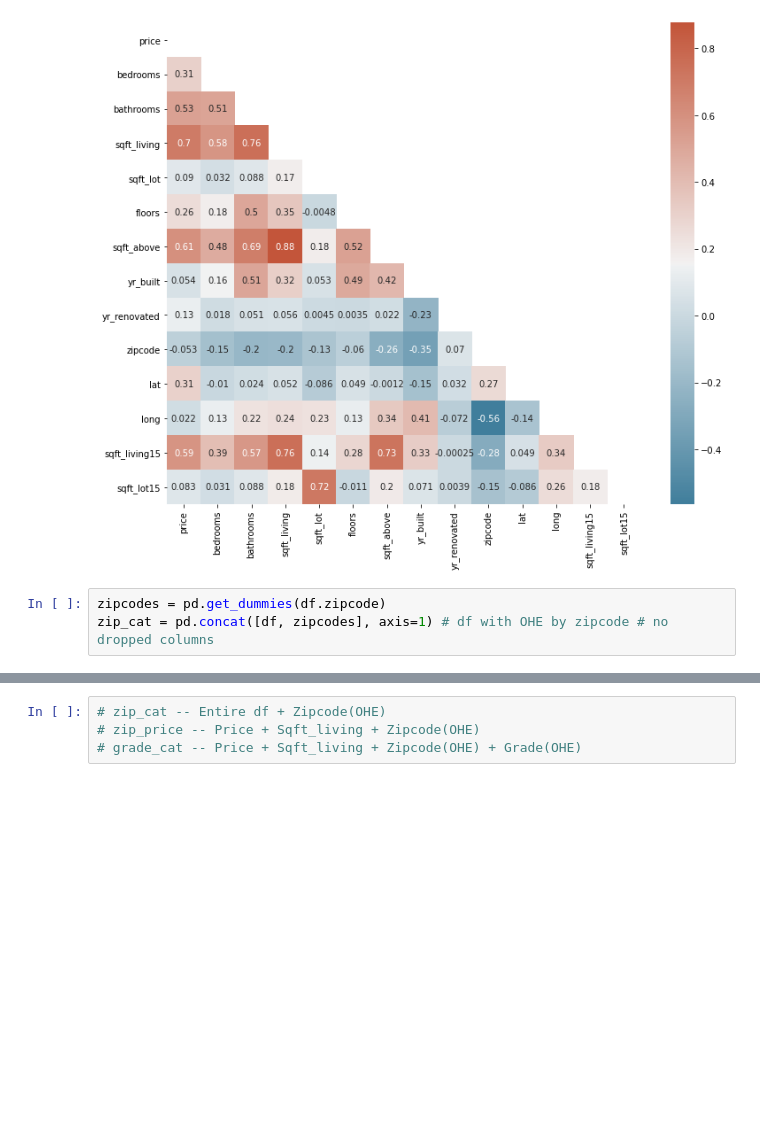
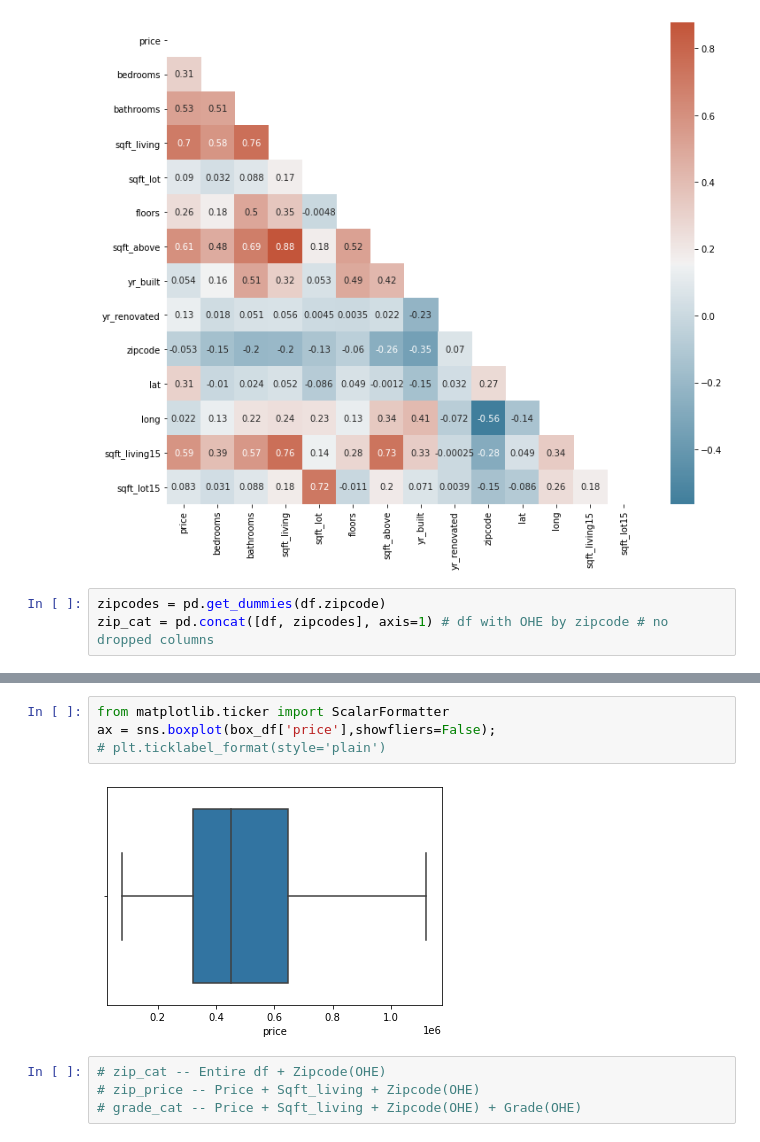
Before and after one commit to smashley-eakland/phase-2-project, a Jupyter notebook: Test_notebook.ipynb, the cells around one changed output, grey strips where cells are left out. Drawn from its saved outputs; the diff is of its cells as text; blank space fills up the shorter version.

```diff
--- a/Test_notebook.ipynb
+++ b/Test_notebook.ipynb
@@ -112,3 +137,9 @@ zip_cat = pd.concat([df, zipcodes], axis=1) # df with OHE by zipcode # no droppe
+# %%
+from matplotlib.ticker import ScalarFormatter
+ax = sns.boxplot(box_df['price'],showfliers=False);
+# plt.ticklabel_format(style='plain')
+# %% [output]
+[figure, added]
 # %%
 # zip_cat -- Entire df + Zipcode(OHE)
 # zip_price -- Price + Sqft_living + Zipcode(OHE)
```
Also changed, not shown: parts of 17 cells of this notebook.
